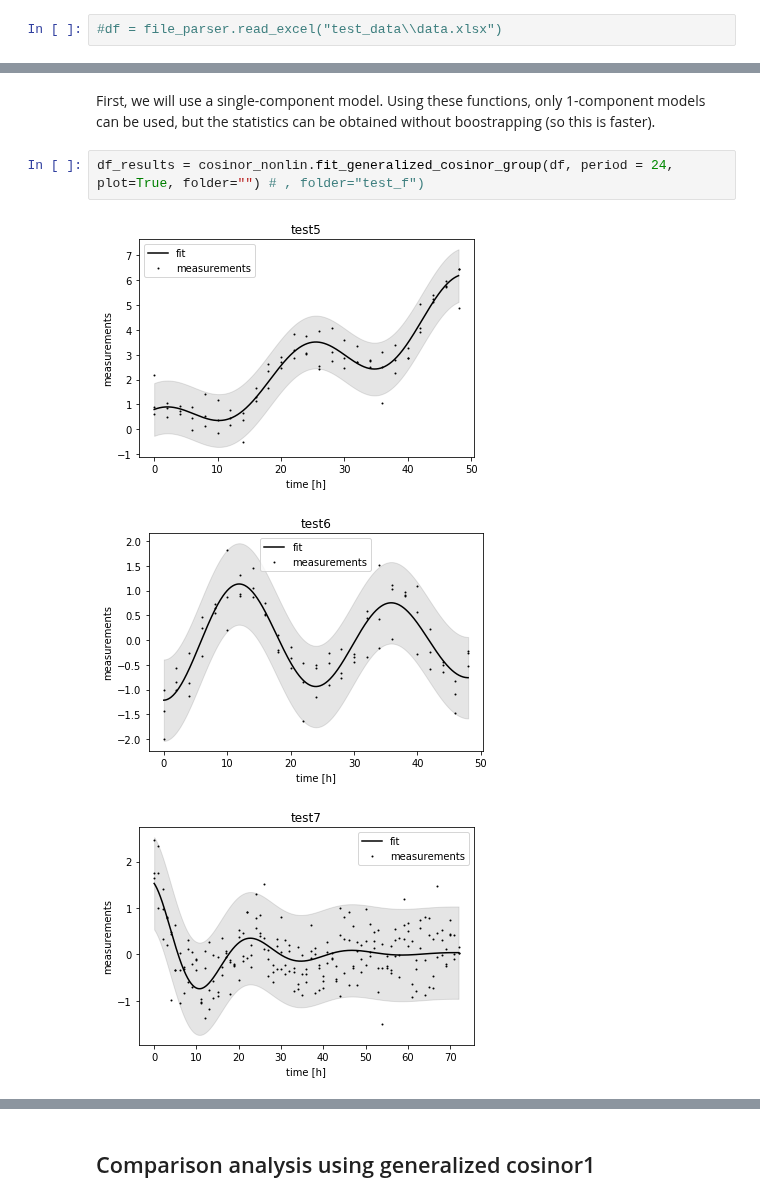
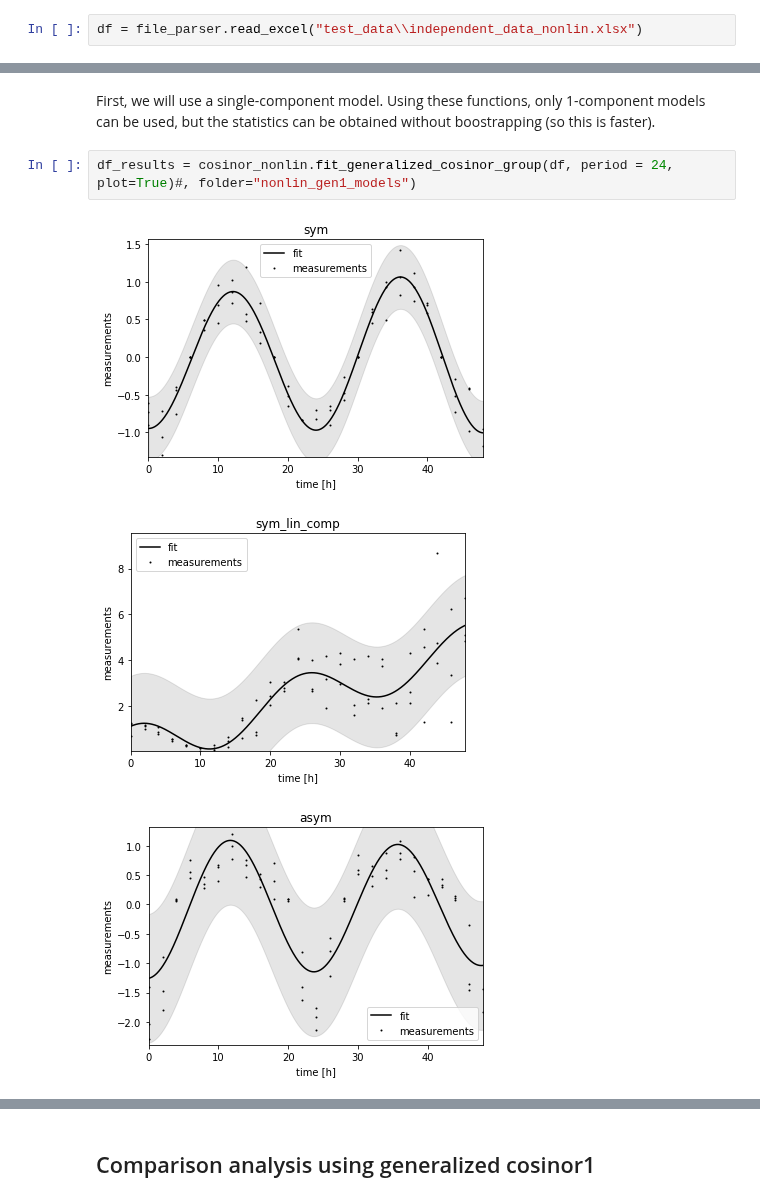
Before and after one commit to mmoskon/CosinorPy, a Jupyter notebook: demo_independent_nonlin.ipynb, the cells around one changed output, grey strips where cells are left out. Saved outputs shown, nothing was run; the diff lists cells and outputs as text.

```diff
--- a/demo_independent_nonlin.ipynb
+++ b/demo_independent_nonlin.ipynb
@@ -29,5 +52,5 @@ cosinor.plot_data(df)
 # %%
-#df = file_parser.read_excel("test_data\\data.xlsx")
+df = file_parser.read_excel("test_data\\independent_data_nonlin.xlsx")
 # %% [markdown]
 ## Cosinor analysis
 # %% [markdown]
@@ -54,8 +83,8 @@ Obviously, some of these fits could be better by introducing linear component an
 # %% [markdown]
 First, we will use a single-component model. Using these functions, only 1-component models can be used, but the statistics can be obtained without boostrapping (so this is faster).
 # %%
-df_results = cosinor_nonlin.fit_generalized_cosinor_group(df, period = 24, plot=True, folder="") # , folder="test_f")
+df_results = cosinor_nonlin.fit_generalized_cosinor_group(df, period = 24, plot=True)#, folder="nonlin_gen1_models")
 # %% [output]
-[figure, old version]
+[figure, new version]
-[figure, old version]
+[figure, new version]
-[figure, old version]
+[figure, new version]
```
Also changed, not shown: parts of 41 cells of this notebook, 9 other files.
